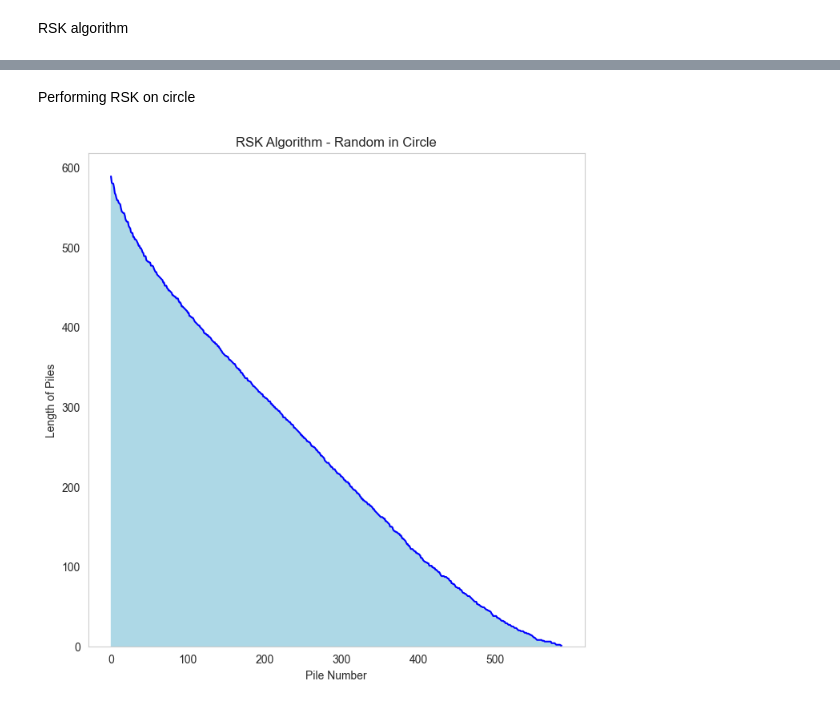
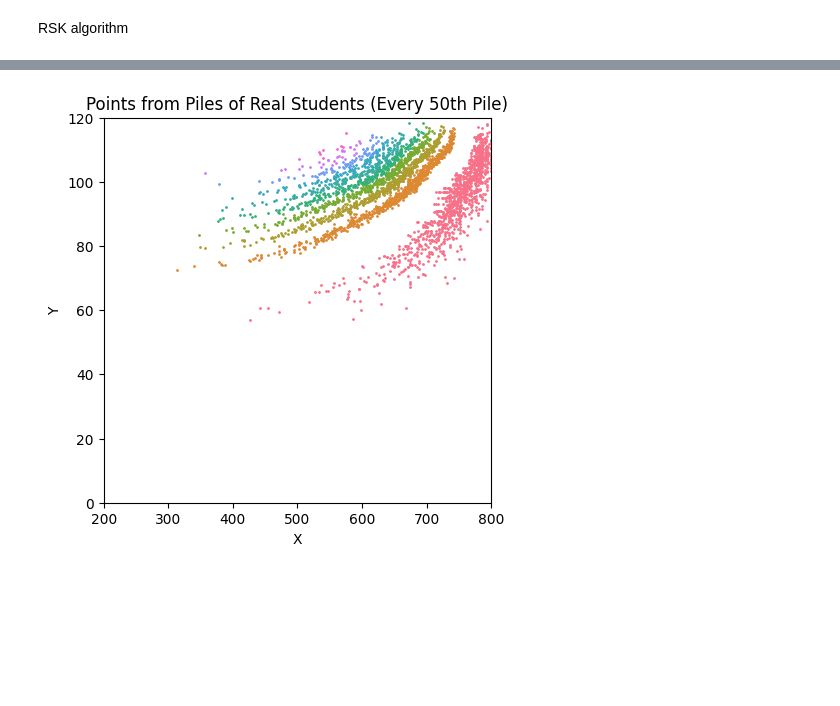
Before and after one commit to rotemchn/SortingGrades, a Jupyter notebook: RSK_algo.ipynb, the cells around one changed output, grey strips where cells are left out. Drawn from its saved outputs; the diff is of its cells as text; code cells hidden in the pictures; blank space fills up the shorter version.

```diff
--- a/RSK_algo.ipynb
+++ b/RSK_algo.ipynb
@@ -237,2 +109,0 @@ plt.show()
-# %% [markdown]
-Performing RSK on circle
@@ -241,27 +113,0 @@ random_circle_piles = RSK(random_circle_df)
-# %%
-lists_lengths_circle = [len(sublist) for sublist in random_circle_piles]
-list_indices_circle = range(len(random_circle_piles))
-# Create a figure and axes
-fig, ax = plt.subplots(figsize=(8, 8))
-
-# Create a bar plot
-ax.bar(list_indices_circle, lists_lengths_circle, color='skyblue', edgecolor='lightblue', label='List Lengths')
-
-# Create a line plot
-ax.plot(list_indices_circle, lists_lengths_circle, color='blue', linestyle='-', label='Line Connects')
-
-# Set x-axis ticks to match list indices
-ax.set_xticks(list_indices_circle)
-
-# Set labels and title
-ax.set_xticks(range(0, len(random_circle_piles), 100))
-ax.set_xlabel('Pile Number')
-ax.set_ylabel('Length of Piles')
-ax.set_title('RSK Algorithm - Random in Circle')
-ax.grid(False)
-plt.savefig("plots/png/RSK_random_circle.png")
-plt.savefig("plots/pdf/RSK_random_circle.pdf")
-
-plt.show()
-# %% [output]
-[figure, removed]
@@ -267,0 +116,30 @@ plt.show()
+# %%
+palette = sns.color_palette("husl", len(piles) // 50 +1)
+plt.figure(figsize=(5, 5))
+plt.xlim(200, 800)
+plt.ylim(0, 120)
+
+# Iterate through the pile of real students and select points from every 50th pile
+
+for i, pile in enumerate(piles[::50]):
+    # Get the color for the current pile from the palette
+    color = palette[i]
+
+    # Iterate through the dataframes in the current pile and plot their points
+    for df in pile:
+        # Plot the points from the current dataframe
+        plt.scatter(df[0], df[1], color=color, s=1)
+
+
+# Add labels and title
+plt.xlabel('X')
+plt.ylabel('Y')
+plt.title('Points from Piles of Real Students (Every 50th Pile)')
+
+plt.savefig("plots/png/RSK_piles_distribution.png") # save as png
+plt.savefig("plots/pdf/RSK_piles_distribution.pdf") # save as pdf
+
+# Show plot
+plt.show()
+# %% [output]
+[figure, added]
```
Also changed, not shown: parts of 24 cells of this notebook, 7 other files.
